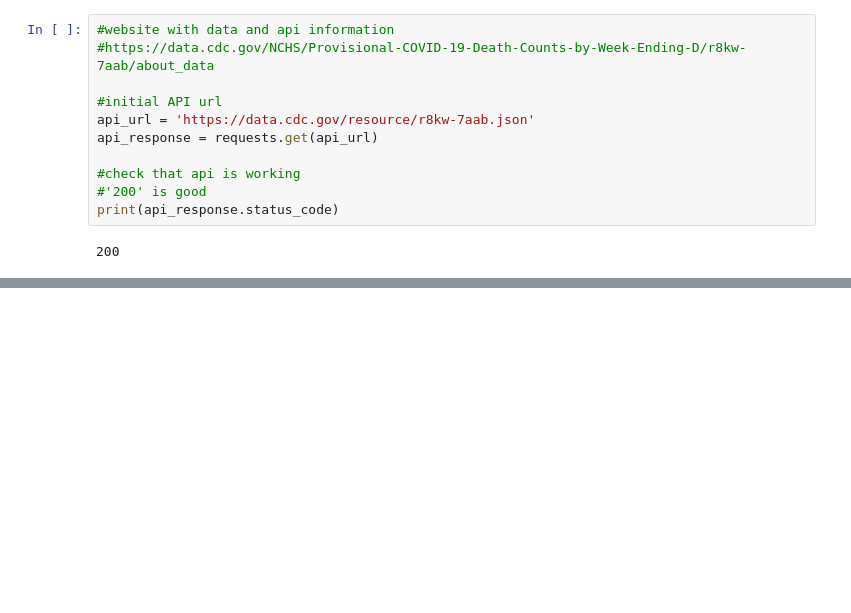
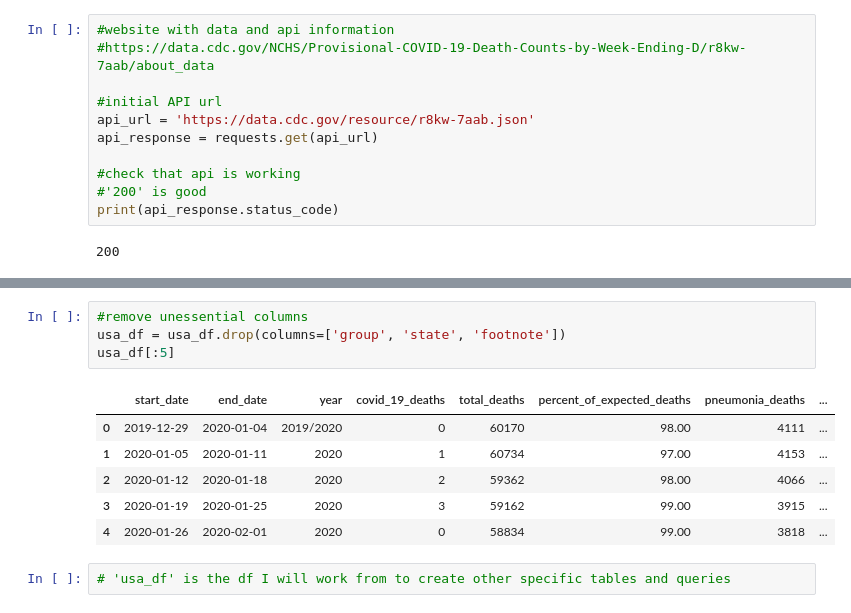
Before and after one commit to natedelarosa/Covid_Tracking, a Jupyter notebook: Covid_Tracking.ipynb, the cells around one changed output, grey strips where cells are left out. Drawn from its saved outputs; the diff is of its cells as text; blank space fills up the shorter version.

```diff
--- a/Covid_Tracking.ipynb
+++ b/Covid_Tracking.ipynb
@@ -77,0 +80,13 @@ usa_df[:5]
+# %%
+#remove unessential columns
+usa_df = usa_df.drop(columns=['group', 'state', 'footnote'])
+usa_df[:5]
+# %% [output]
+|  | start_date | end_date | year | covid_19_deaths | total_deaths | percent_of_expected_deaths | pneumonia_deaths | ... |
+| 0 | 2019-12-29 | 2020-01-04 | 2019/2020 | 0 | 60170 | 98.00 | 4111 | ... |
+| 1 | 2020-01-05 | 2020-01-11 | 2020 | 1 | 60734 | 97.00 | 4153 | ... |
+| 2 | 2020-01-12 | 2020-01-18 | 2020 | 2 | 59362 | 98.00 | 4066 | ... |
+| 3 | 2020-01-19 | 2020-01-25 | 2020 | 3 | 59162 | 99.00 | 3915 | ... |
+| 4 | 2020-01-26 | 2020-02-01 | 2020 | 0 | 58834 | 99.00 | 3818 | ... |
+# %%
+# 'usa_df' is the df I will work from to create other specific tables and queries
```
Also changed, not shown: parts of 7 cells of this notebook.
